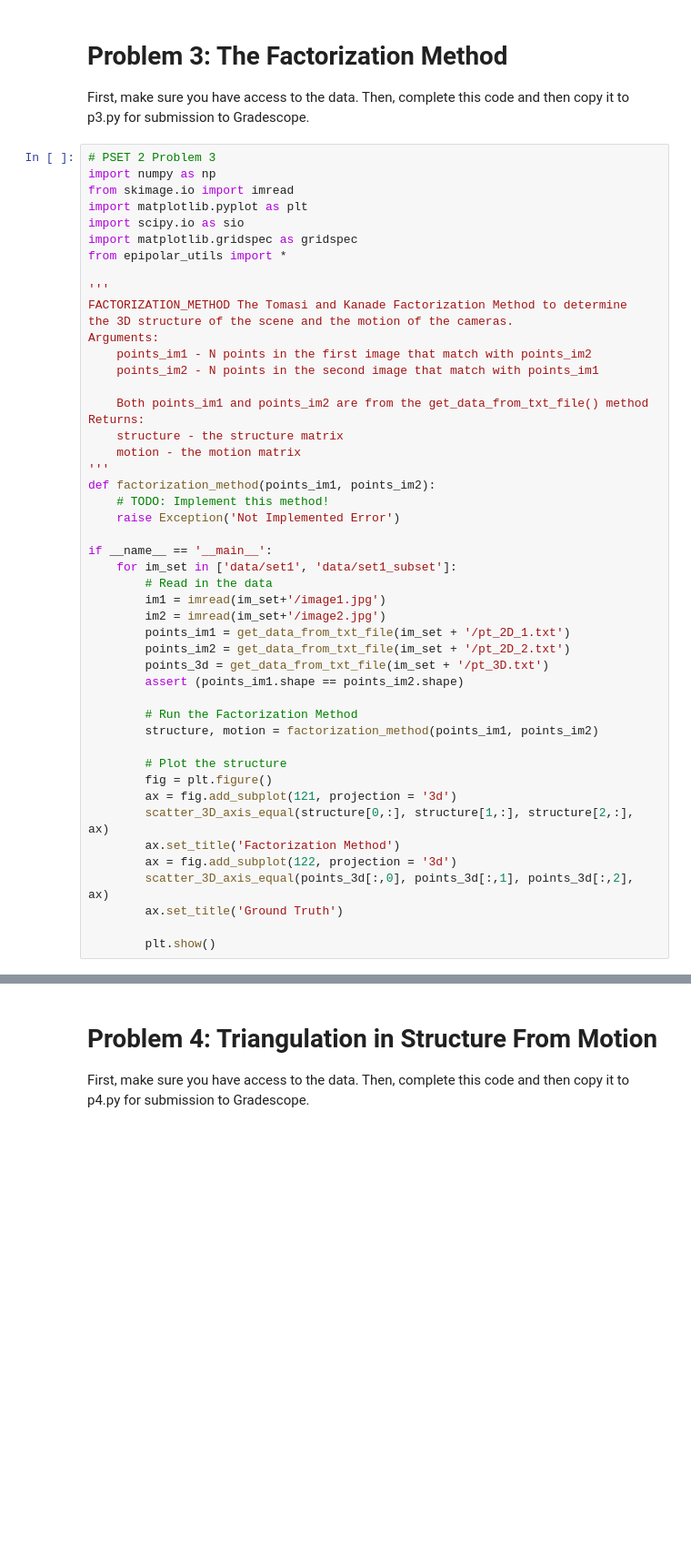
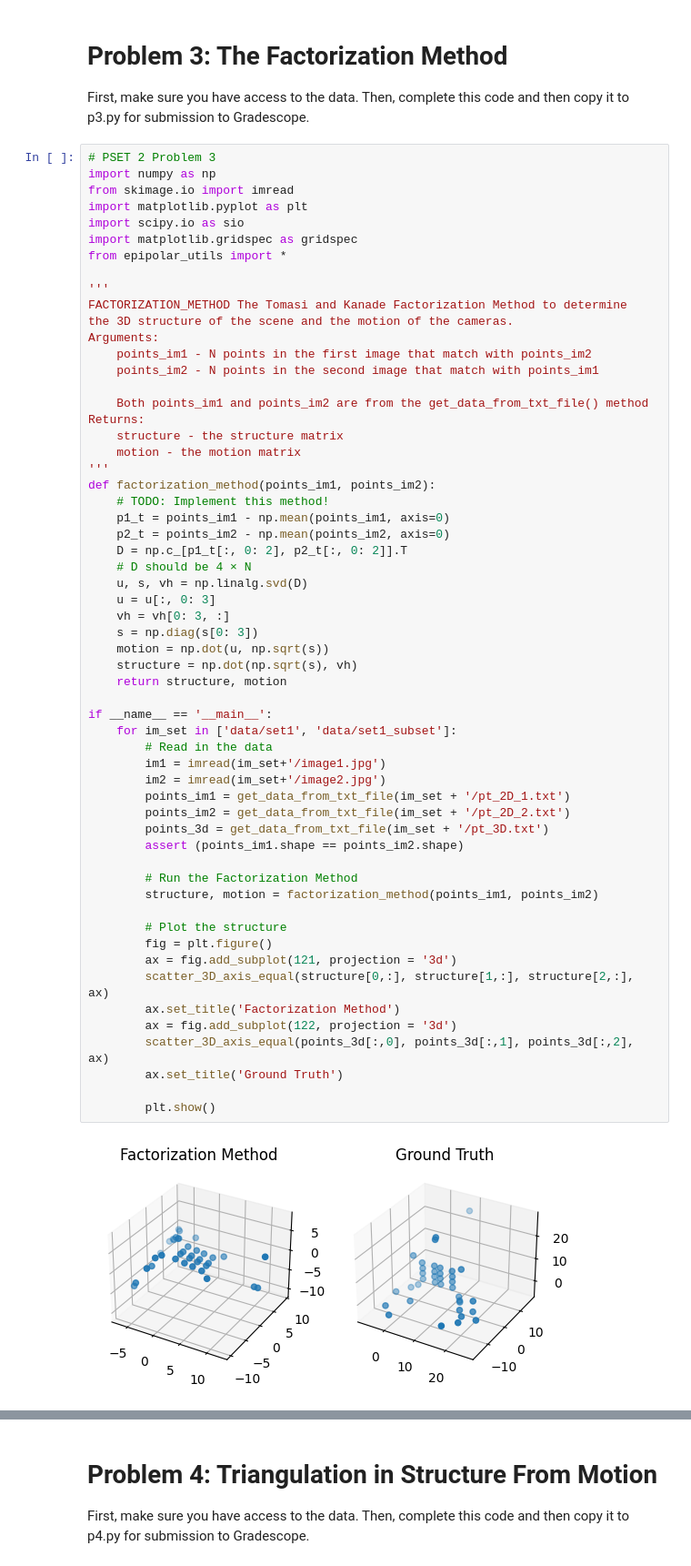
Before and after one commit to ZhangYHe/CS231A-Homework2, a Jupyter notebook: ps2_code/PSET2.ipynb, the cells around one changed output, grey strips where cells are left out. Shown at 91% size. Saved outputs shown, nothing was run; the diff lists cells and outputs as text; blank space fills up the shorter version.

```diff
--- a/ps2_code/PSET2.ipynb
+++ b/ps2_code/PSET2.ipynb
@@ -274,31 +393,43 @@ Arguments:
 Returns:
     structure - the structure matrix
     motion - the motion matrix
 '''
 def factorization_method(points_im1, points_im2):
     # TODO: Implement this method!
-    raise Exception('Not Implemented Error')
+    p1_t = points_im1 - np.mean(points_im1, axis=0)
+    p2_t = points_im2 - np.mean(points_im2, axis=0)
+    D = np.c_[p1_t[:, 0: 2], p2_t[:, 0: 2]].T
+    # D should be 4 × N
+    u, s, vh = np.linalg.svd(D)
+    u = u[:, 0: 3]
+    vh = vh[0: 3, :]
+    s = np.diag(s[0: 3])
+    motion = np.dot(u, np.sqrt(s))
+    structure = np.dot(np.sqrt(s), vh)
+    return structure, motion
 
 if __name__ == '__main__':
     for im_set in ['data/set1', 'data/set1_subset']:
         # Read in the data
         im1 = imread(im_set+'/image1.jpg')
         im2 = imread(im_set+'/image2.jpg')
         points_im1 = get_data_from_txt_file(im_set + '/pt_2D_1.txt')
         points_im2 = get_data_from_txt_file(im_set + '/pt_2D_2.txt')
         points_3d = get_data_from_txt_file(im_set + '/pt_3D.txt')
         assert (points_im1.shape == points_im2.shape)
 
         # Run the Factorization Method
         structure, motion = factorization_method(points_im1, points_im2)
 
         # Plot the structure
         fig = plt.figure()
         ax = fig.add_subplot(121, projection = '3d')
         scatter_3D_axis_equal(structure[0,:], structure[1,:], structure[2,:], ax)
         ax.set_title('Factorization Method')
         ax = fig.add_subplot(122, projection = '3d')
         scatter_3D_axis_equal(points_3d[:,0], points_3d[:,1], points_3d[:,2], ax)
         ax.set_title('Ground Truth')
 
         plt.show()
+# %% [output]
+[figure, added]
```
Also changed, not shown: parts of 4 cells of this notebook, 5 other files.
